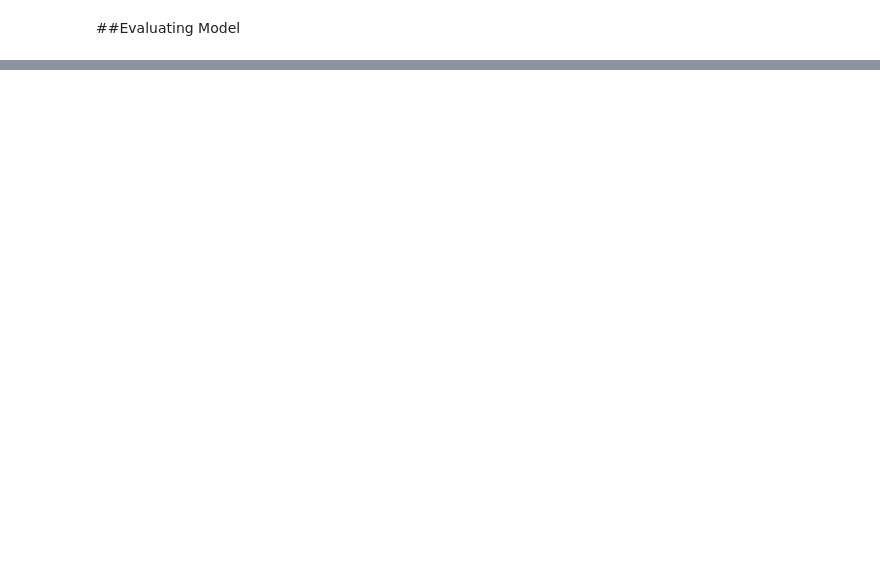
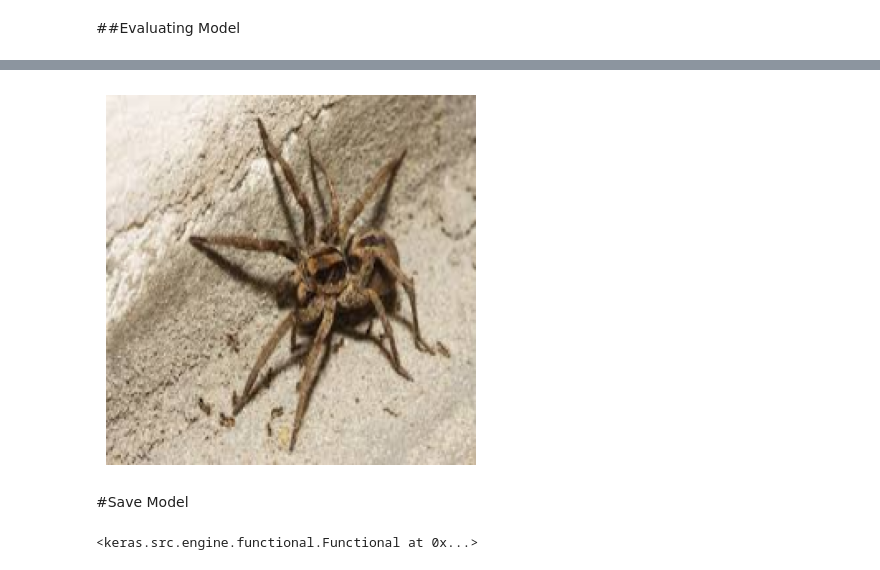
Before and after one commit to eddiechn/Multi-Class-Animal-Classification, a Jupyter notebook: Multi_Animal_Classification.ipynb, the cells around one changed output, grey strips where cells are left out. Cells and saved outputs as stored; diff of their text form; code cells hidden in the pictures; blank space fills up the shorter version.

```diff
--- a/Multi_Animal_Classification.ipynb
+++ b/Multi_Animal_Classification.ipynb
@@ -348,0 +337,9 @@ Accuracy: 0.0
+# %%
+resized = tf.image.resize(img, (224, 224))
+plt.imshow(resized.numpy().astype(int))
+plt.axis('off')
+plt.show()
+# %% [output]
+[figure, added]
+# %% [markdown]
+#Save Model
@@ -348,0 +352,4 @@ Accuracy: 0.0
+# %%
+model2
+# %% [output]
+<keras.src.engine.functional.Functional at 0x...>
```
Also changed, not shown: parts of 25 cells of this notebook.
